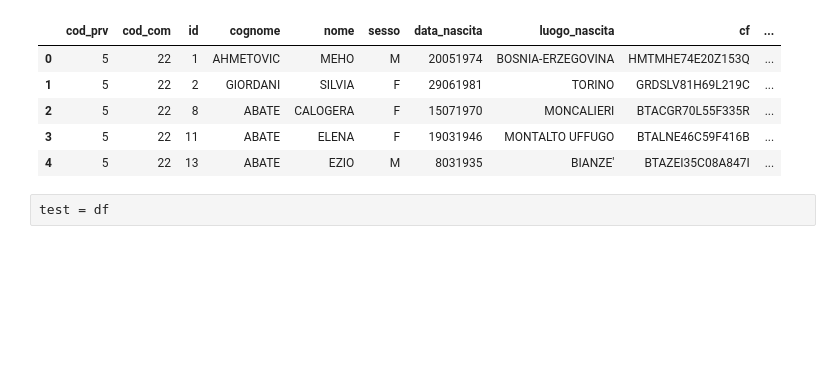
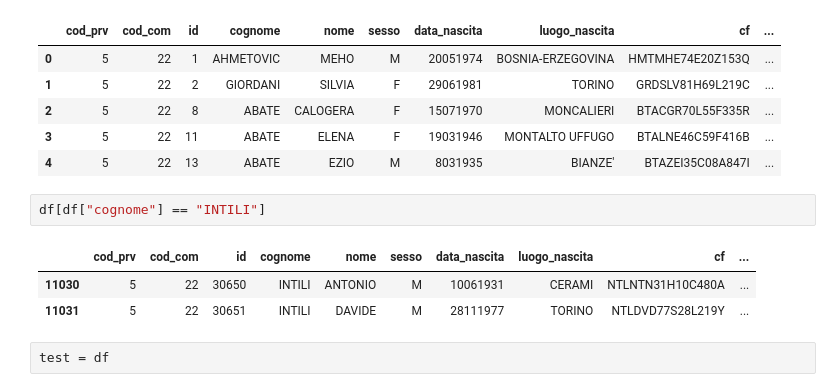
Before and after one commit to sergiorolnic/anonim, a Jupyter notebook: Untitled5.ipynb, the cells around one changed output. Saved outputs shown, nothing was run; the diff lists cells and outputs as text; blank space fills up the shorter version.

```diff
--- a/Untitled5.ipynb
+++ b/Untitled5.ipynb
@@ -54,6 +46,12 @@ df.head(5)
 | 2 | 5 | 22 | 8 | ABATE | CALOGERA | F | 15071970 | MONCALIERI | BTACGR70L55F335R | ... |
 | 3 | 5 | 22 | 11 | ABATE | ELENA | F | 19031946 | MONTALTO UFFUGO | BTALNE46C59F416B | ... |
 | 4 | 5 | 22 | 13 | ABATE | EZIO | M | 8031935 | BIANZE' | BTAZEI35C08A847I | ... |
+# %%
+df[df["cognome"] == "INTILI"]
+# %% [output]
+|  | cod_prv | cod_com | id | cognome | nome | sesso | data_nascita | luogo_nascita | cf | ... |
+| 11030 | 5 | 22 | 30650 | INTILI | ANTONIO | M | 10061931 | CERAMI | NTLNTN31H10C480A | ... |
+| 11031 | 5 | 22 | 30651 | INTILI | DAVIDE | M | 28111977 | TORINO | NTLDVD77S28L219Y | ... |
 # %%
 test = df
 # %%
```
Also changed, not shown: parts of 34 cells of this notebook.
